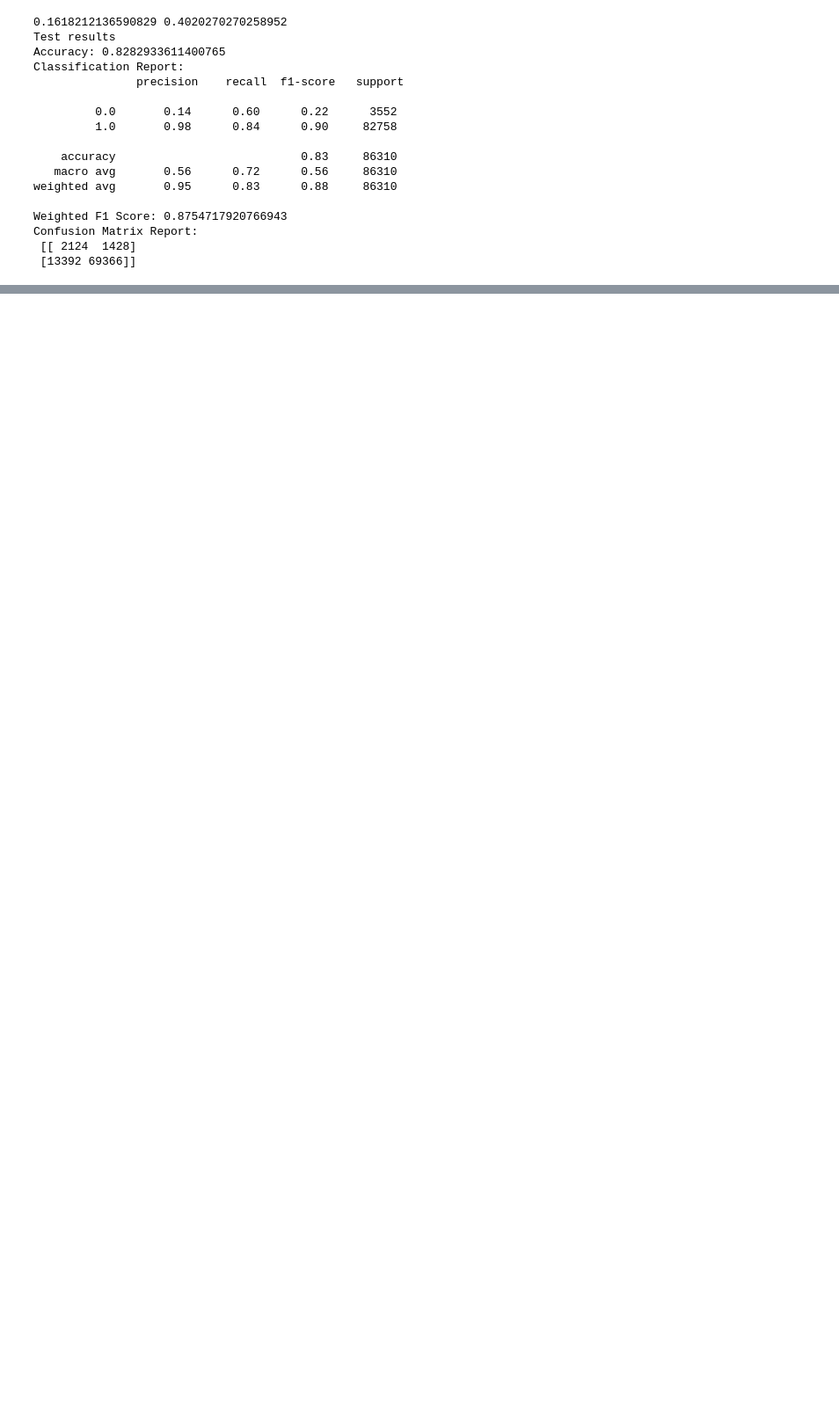
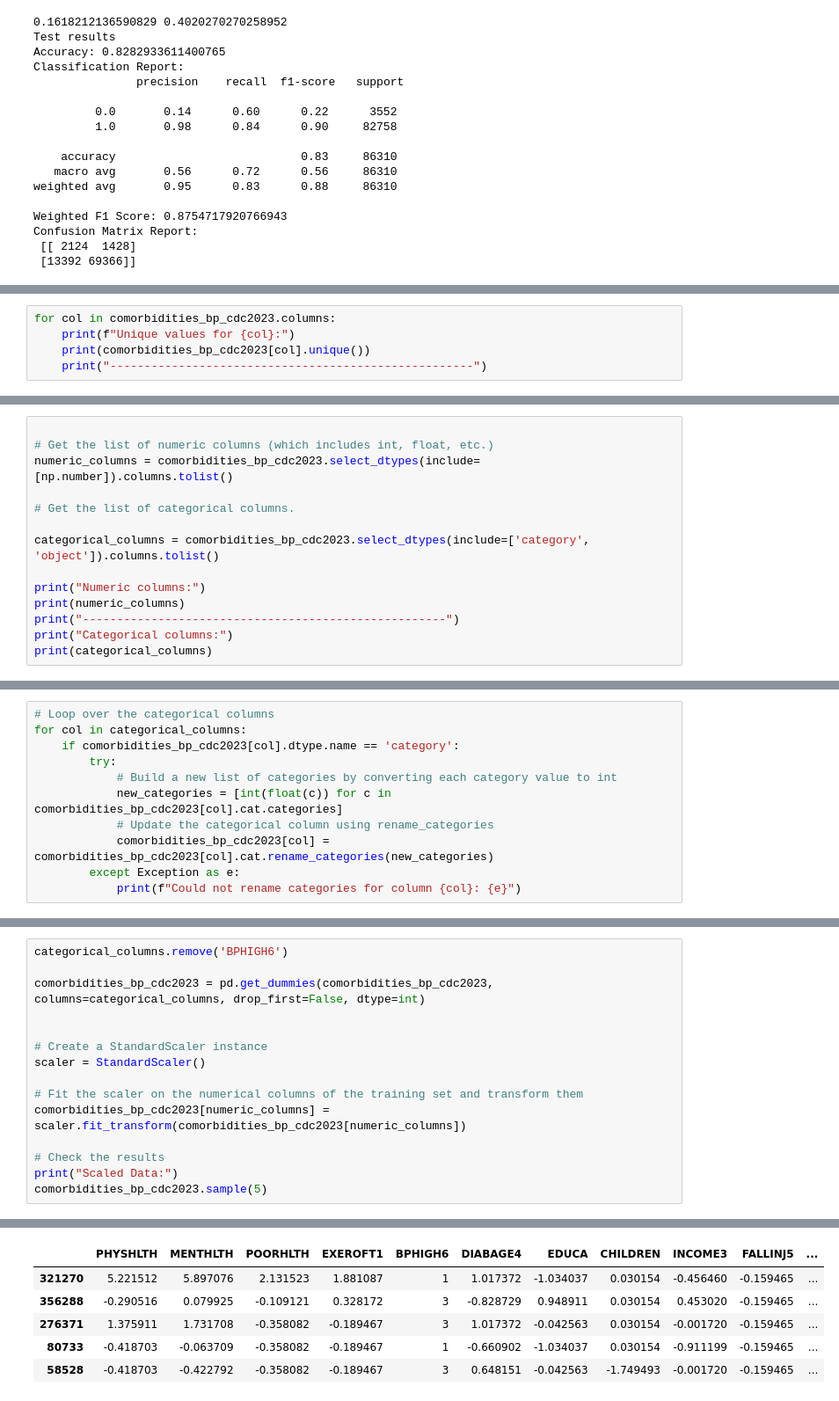
Before and after one commit to stephanieajah/Predicting-Diabetes-and-Potential-Comorbidities-with-Machine-Learning, a Jupyter notebook: main_version_3.ipynb, the cells around one changed output, grey strips where cells are left out. Shown at 88% size. Saved outputs shown, nothing was run; the diff lists cells and outputs as text; blank space fills up the shorter version.

```diff
--- a/main_version_3.ipynb
+++ b/main_version_3.ipynb
@@ -1999,0 +2072,5 @@ Confusion Matrix Report:
+# %%
+for col in comorbidities_bp_cdc2023.columns:
+    print(f"Unique values for {col}:")
+    print(comorbidities_bp_cdc2023[col].unique())
+    print("-----------------------------------------------------")
@@ -1999,0 +2095,14 @@ Confusion Matrix Report:
+# %%
+
+# Get the list of numeric columns (which includes int, float, etc.)
+numeric_columns = comorbidities_bp_cdc2023.select_dtypes(include=[np.number]).columns.tolist()
+
+# Get the list of categorical columns.
+
+categorical_columns = comorbidities_bp_cdc2023.select_dtypes(include=['category', 'object']).columns.tolist()
+
+print("Numeric columns:")
+print(numeric_columns)
+print("-----------------------------------------------------")
+print("Categorical columns:")
+print(categorical_columns)
@@ -1999,0 +2115,11 @@ Confusion Matrix Report:
+# %%
+# Loop over the categorical columns
+for col in categorical_columns:
+    if comorbidities_bp_cdc2023[col].dtype.name == 'category':
+        try:
+            # Build a new list of categories by converting each category value to int
+            new_categories = [int(float(c)) for c in comorbidities_bp_cdc2023[col].cat.categories]
+            # Update the categorical column using rename_categories
+            comorbidities_bp_cdc2023[col] = comorbidities_bp_cdc2023[col].cat.rename_categories(new_categories)
+        except Exception as e:
+            print(f"Could not rename categories for column {col}: {e}")
@@ -1999,0 +2150,16 @@ Confusion Matrix Report:
+# %%
+categorical_columns.remove('BPHIGH6')
+
+comorbidities_bp_cdc2023 = pd.get_dummies(comorbidities_bp_cdc2023, columns=categorical_columns, drop_first=False, dtype=int)
+
+
+# Create a StandardScaler instance
+scaler = StandardScaler()
+
+# Fit the scaler on the numerical columns of the training set and transform them
+comorbidities_bp_cdc2023[numeric_columns] = scaler.fit_transform(comorbidities_bp_cdc2023[numeric_columns])
+
+# Check the results
+print("Scaled Data:")
+comorbidities_bp_cdc2023.sample(5)
+# %% [output]
@@ -1999,0 +2167,6 @@ Confusion Matrix Report:
+|  | PHYSHLTH | MENTHLTH | POORHLTH | EXEROFT1 | BPHIGH6 | DIABAGE4 | EDUCA | CHILDREN | INCOME3 | FALLINJ5 | ... |
+| 321270 | 5.221512 | 5.897076 | 2.131523 | 1.881087 | 1 | 1.017372 | -1.034037 | 0.030154 | -0.456460 | -0.159465 | ... |
+| 356288 | -0.290516 | 0.079925 | -0.109121 | 0.328172 | 3 | -0.828729 | 0.948911 | 0.030154 | 0.453020 | -0.159465 | ... |
+| 276371 | 1.375911 | 1.731708 | -0.358082 | -0.189467 | 3 | 1.017372 | -0.042563 | 0.030154 | -0.001720 | -0.159465 | ... |
+| 80733 | -0.418703 | -0.063709 | -0.358082 | -0.189467 | 1 | -0.660902 | -1.034037 | 0.030154 | -0.911199 | -0.159465 | ... |
+| 58528 | -0.418703 | -0.422792 | -0.358082 | -0.189467 | 3 | 0.648151 | -0.042563 | -1.749493 | -0.001720 | -0.159465 | ... |
```
Also changed, not shown: parts of 31 cells of this notebook.
